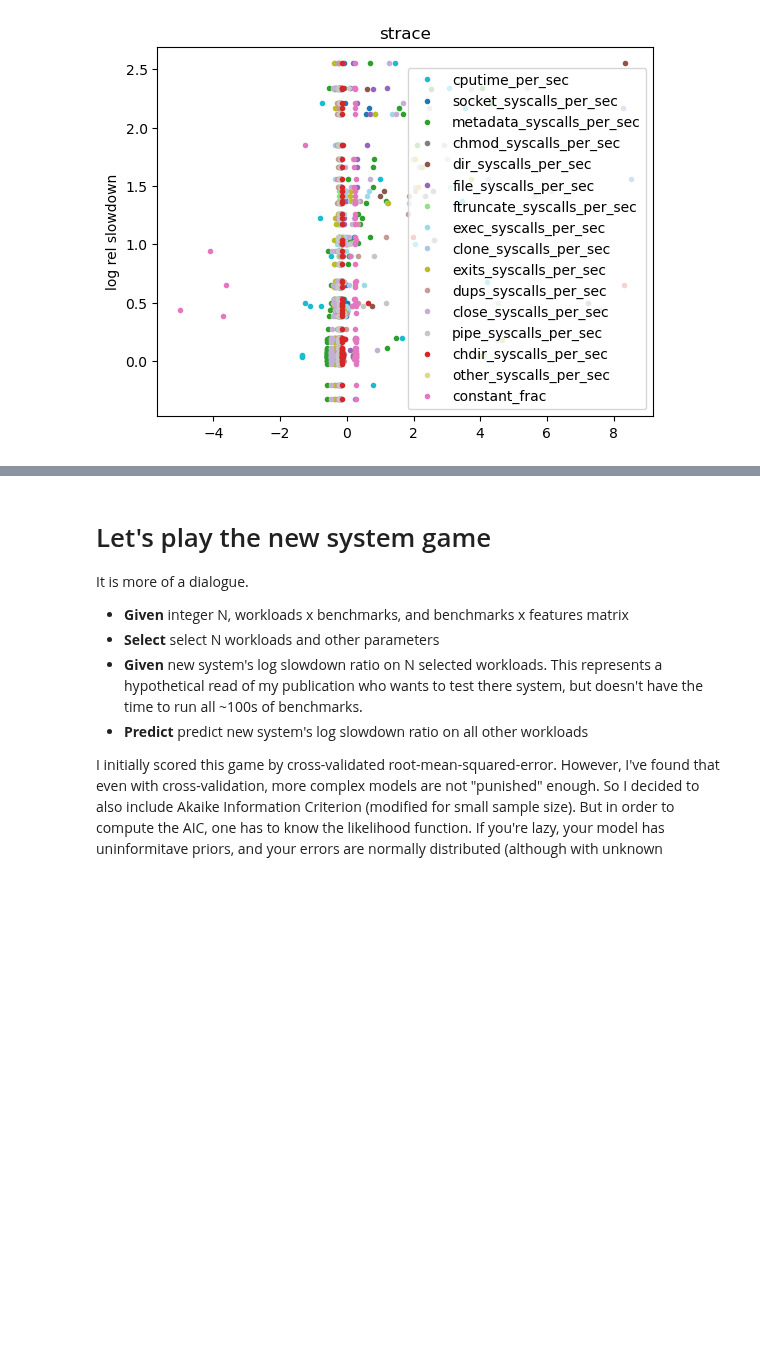
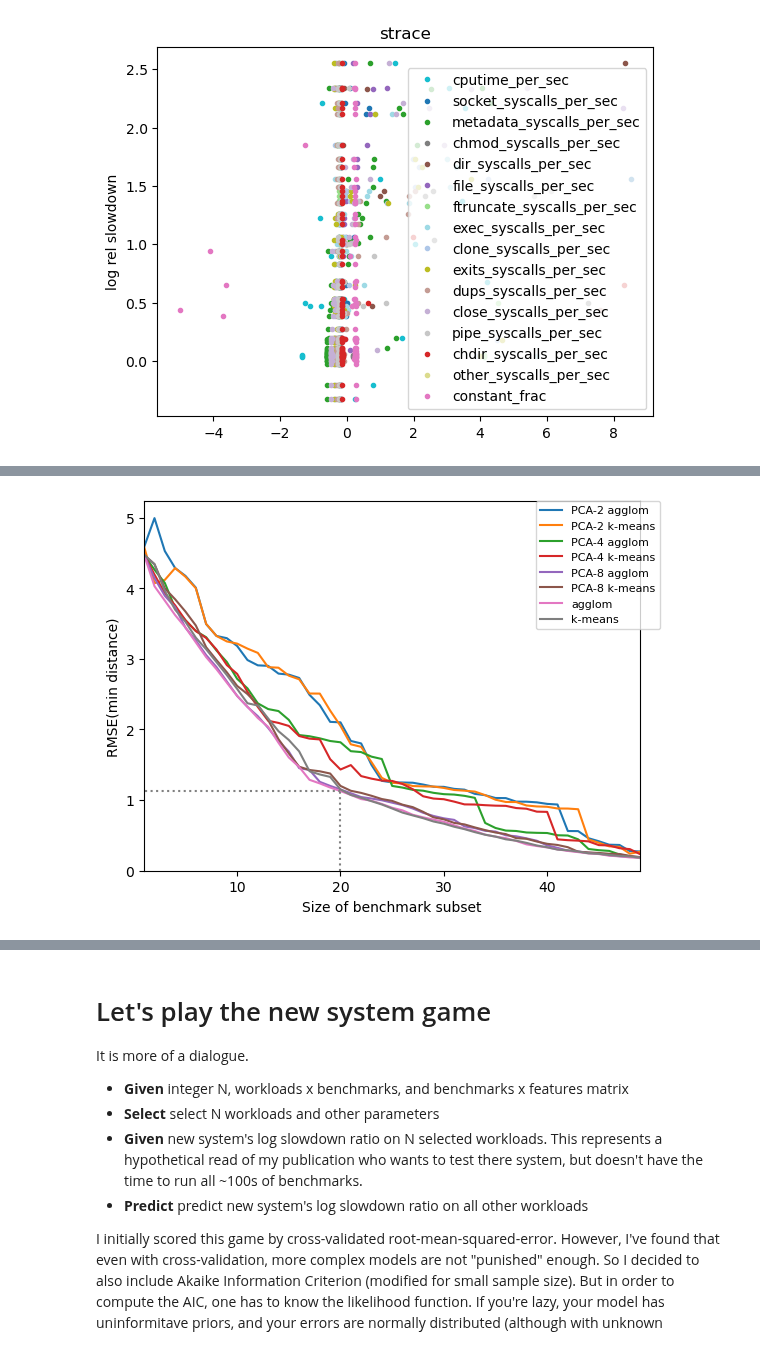
Before and after one commit to charmoniumQ/PROBE, a Jupyter notebook: benchmark/notebook/cross-val.ipynb, the cells around one changed output, grey strips where cells are left out. Drawn from its saved outputs; the diff is of its cells as text; code cells hidden in the pictures; blank space fills up the shorter version.

```diff
--- a/benchmark/notebook/cross-val.ipynb
+++ b/benchmark/notebook/cross-val.ipynb
@@ -708,0 +796,4 @@ for collector in agged.index.levels[0]:
+# %%
+class NoReduction(sklearn.base.BaseEstimator):
+    def fit_transform(self, X: numpy.typing.NDArray, y: None = None) -> numpy.typing.NDArray:
+        return X
@@ -708,0 +833,13 @@ for collector in agged.index.levels[0]:
+# %%
+import sklearn.preprocessing
+standardizer = sklearn.preprocessing.StandardScaler()
+benchmarks_by_all_features = numpy.hstack([
+    standardizer.fit_transform(numpy.hstack([
+        systems_by_benchmarks.T,
+        benchmarks_by_features,
+    ])),
+    numpy.ones((n_benchmarks, 1))
+])
+mean_features = benchmarks_by_all_features.mean(axis=0)
+for benchmark_subsetter in tqdm.tqdm(benchmark_subsetters):
+    selected_benchmarks = benchmark_subsetter.select_benchmarks(benchmarks_by_all_features)
@@ -708,0 +889,29 @@ for collector in agged.index.levels[0]:
+# %%
+fig = matplotlib.pyplot.figure()
+ax = fig.add_subplot(1, 1, 1)
+for i, predictor in enumerate(subsetter_df.index.levels[0]):
+    ks = subsetter_df.loc[predictor, :].index
+    rmse_dist = subsetter_df.loc[predictor, :]["rmse-dist"]
+    rmse_accuracy = subsetter_df.loc[predictor, :]["r-accuracy"]
+    #err = tmpdf.loc[predictor]["rmse stddev (⇩ = better)"]
+    #low = numpy.clip(mid - err / 5, 0, clip_ymax)
+    #high = numpy.clip(mid + err / 5, 0, clip_ymax)
+    #ax.fill_between(xs, low, high, alpha=0.2, color=colors[i])
+    ax.plot(ks, rmse_dist, color=matplotlib.cm.tab10.colors[i], label=predictor)
+xmax = subsetter_df.index.levels[1].max()
+#ax.grid(visible=True, which="major", axis="x")
+#ax.set_xticks(range(1, xmax, 2))
+#ax.annotate("$k=21$", (21, 0.9))
+ax.set_xlim(1, xmax)
+ax.set_ylim(0, None)
+opt_x = 20
+opt_y = subsetter_df.loc["agglom", opt_x]["rmse-dist"]
+ax.plot([opt_x, opt_x], [0, opt_y], color="gray", linestyle=":")
+ax.plot([0, opt_x], [opt_y, opt_y], color="gray", linestyle=":")
+ax.set_xlabel("Size of benchmark subset")
+ax.set_ylabel("RMSE(min distance)")
+#ax.set_title("Competition for best subsetting algorithm")
+ax.legend(bbox_to_anchor=(1.04, 1), borderaxespad=0, prop={"size": 8})
+fig.savefig(output_dir / "subsetting-dist.pdf", bbox_inches="tight")
+# %% [output]
+[figure, added]
```
Also changed, not shown: parts of 18 cells of this notebook.
